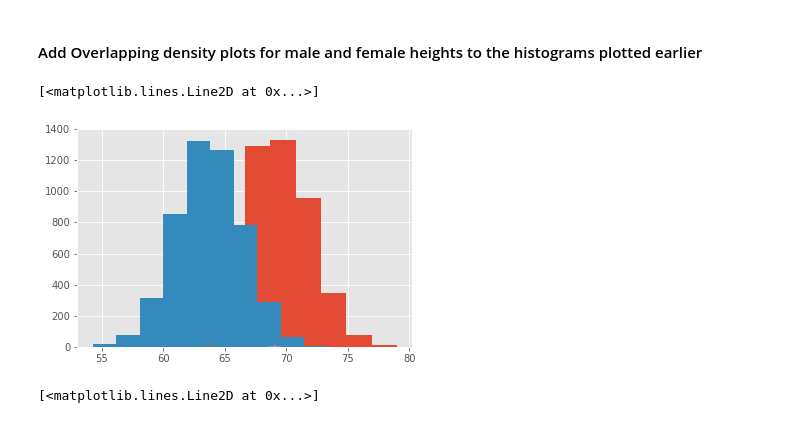
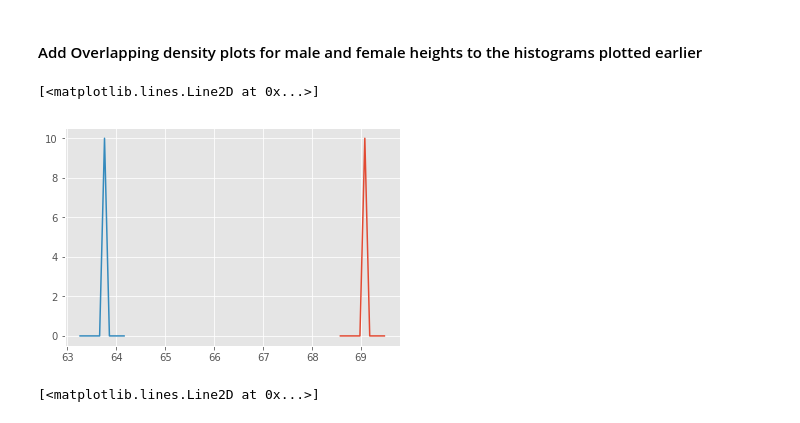
Before and after one commit to Gittekken/dsc-1-09-11-the-probability-density-function-lab-nyc-ds-career-012819, a Jupyter notebook: index.ipynb, the cells around one changed output. Saved outputs shown, nothing was run; the diff lists cells and outputs as text; code cells hidden in the pictures.

```diff
--- a/index.ipynb
+++ b/index.ipynb
@@ -102,14 +102,14 @@ plt.legend()
 # %%
 # You code here
 male_n, male_bins = density(male_height)
 female_n, female_bins = density(female_height)
 #plt.hist(Male_height, bins = 10)
-plt.hist(Female_height, bins = 10)
+#plt.hist(Female_height, bins = 10)
 plt.plot(male_bins, male_n)
 plt.plot(female_bins, female_n)
 # %% [output]
 [<matplotlib.lines.Line2D at 0x...>]
-[figure, old version]
+[figure, new version]
 # %%
 # %% [output]
 [<matplotlib.lines.Line2D at 0x...>]
```
